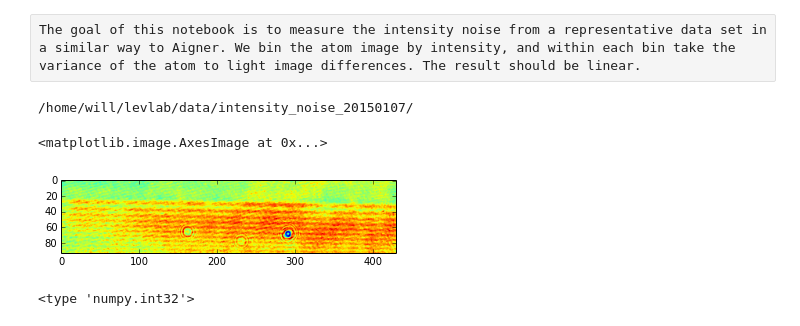
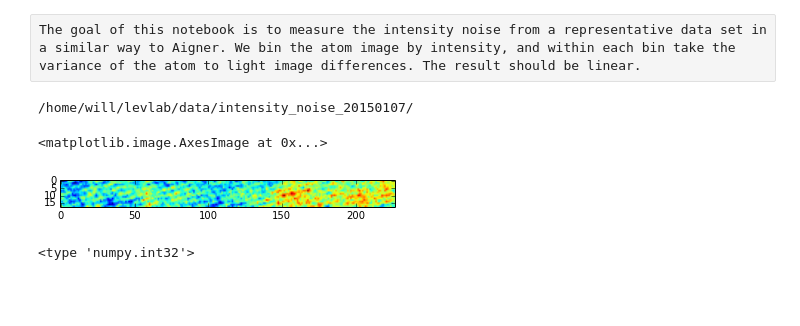
Before and after one commit to levlab-atomchip/BECy_stats, a Jupyter notebook: notebooks/intensity_shot_noise_20150107.ipynb, the cells around one changed output. Saved outputs shown, nothing was run; the diff lists cells and outputs as text; code cells hidden in the pictures; blank space fills up the shorter version.

Commit message:
added code to check if light is shot noise limited

```diff
--- a/notebooks/intensity_shot_noise_20150107.ipynb
+++ b/notebooks/intensity_shot_noise_20150107.ipynb
@@ -19,11 +20,11 @@ img = nai(dist.filelist[0])
 # %% [output]
 /home/will/levlab/data/intensity_noise_20150107/
 # %%
-mean_img = 0.5 * (img.atom_image_trunc + img.light_image_trunc)
+mean_img = np.int32(0.5 * (img.atom_image_trunc + img.light_image_trunc)) - np.int32(img.dark_image_trunc)
 plt.imshow(mean_img)
 # %% [output]
 <matplotlib.image.AxesImage at 0x...>
-[figure, old version]
+[figure, new version]
 # %%
 diff = np.int32(img.light_image_trunc) - np.int32(img.atom_image_trunc)
 print type(np.int32(img.light_image_trunc[0][0]))
```
Also changed, not shown: parts of 5 cells of this notebook, 1 other file.
